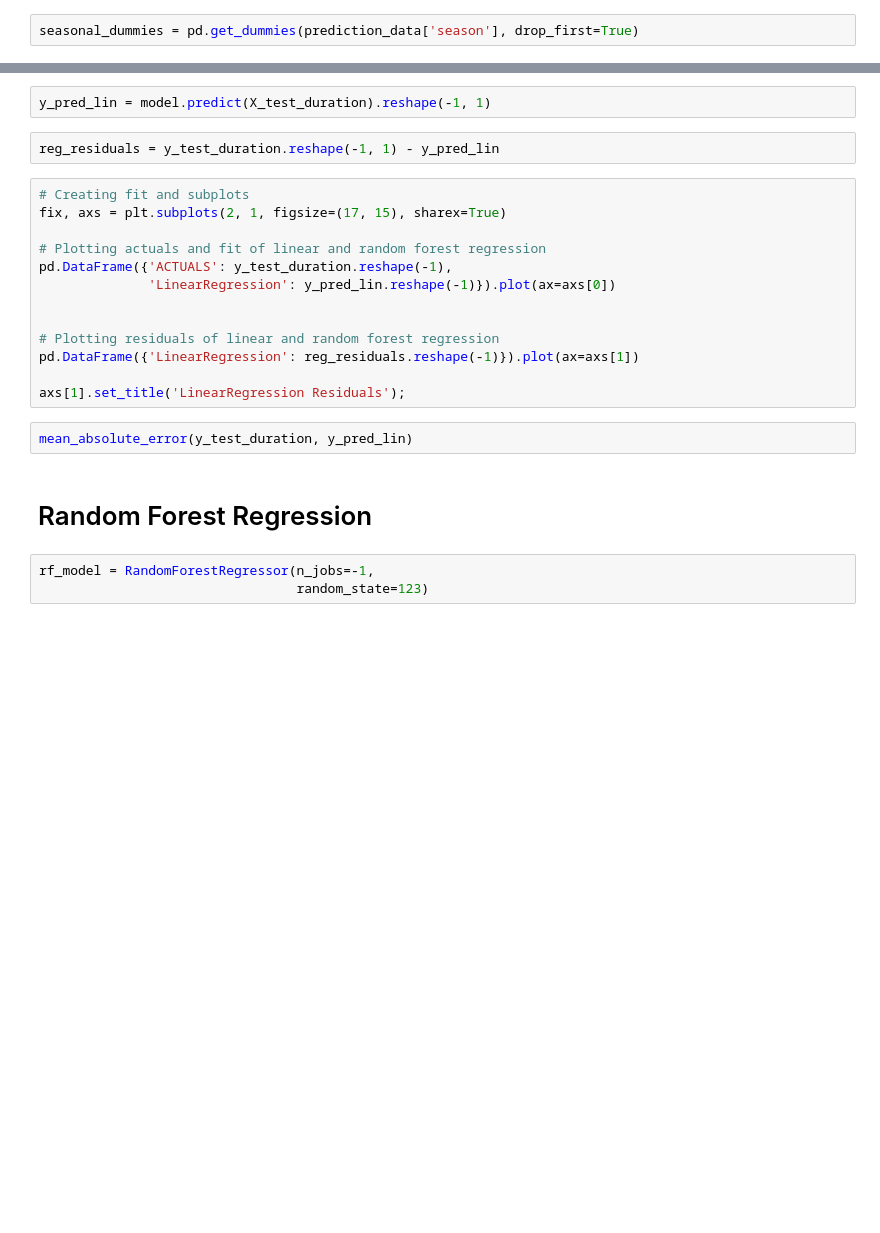
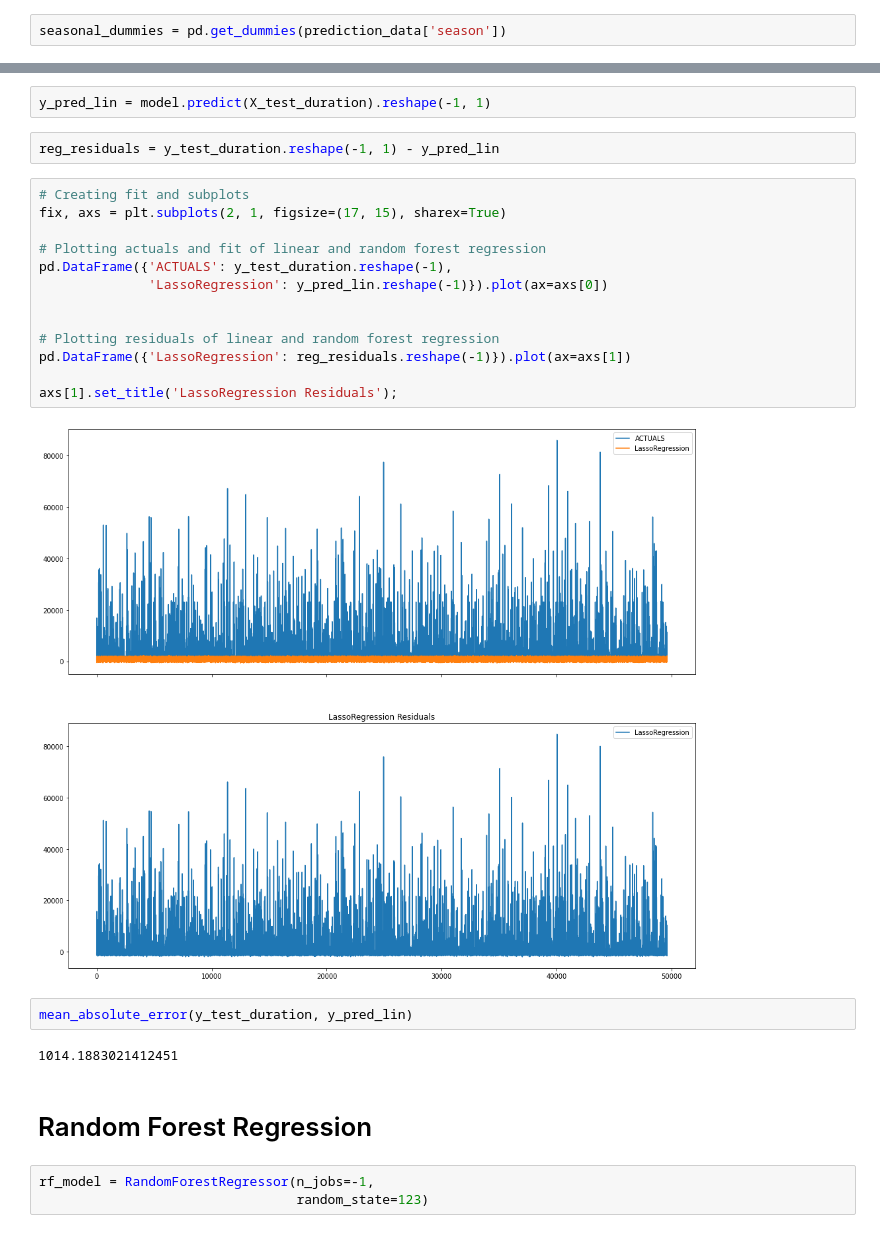
Before and after one commit to phipag/PDS_Project, a Jupyter notebook: notebooks/DurationPrediction.ipynb, the cells around one changed output, grey strips where cells are left out. Drawn from its saved outputs; the diff is of its cells as text; blank space fills up the shorter version.

```diff
--- a/notebooks/DurationPrediction.ipynb
+++ b/notebooks/DurationPrediction.ipynb
@@ -83,7 +121,7 @@ prediction_data['DAY_OF_WEEK_COS'] = np.cos(prediction_data.DAY_OF_WEEK * (2. *
 # hier muss kein drop first weil es ja noch floating starts gibt
 station_dummies = pd.get_dummies(prediction_data.loc[raw_data['is_station']==True , 'start_position_name'])
 # %%
-seasonal_dummies = pd.get_dummies(prediction_data['season'], drop_first=True)
+seasonal_dummies = pd.get_dummies(prediction_data['season'])
 # %%
 # Dropping individual time columns since their transformation will be used
 prediction_data.drop(columns=['WEEK_OF_YEAR', 'DAY_OF_WEEK', 'HOUR','start_time','season','start_position_name'], axis=1, inplace=True)
@@ -109,18 +147,22 @@ reg_residuals = y_test_duration.reshape(-1, 1) - y_pred_lin
 # %%
 # Creating fit and subplots
 fix, axs = plt.subplots(2, 1, figsize=(17, 15), sharex=True)
 
 # Plotting actuals and fit of linear and random forest regression
 pd.DataFrame({'ACTUALS': y_test_duration.reshape(-1),
-              'LinearRegression': y_pred_lin.reshape(-1)}).plot(ax=axs[0])
+              'LassoRegression': y_pred_lin.reshape(-1)}).plot(ax=axs[0])
 
 
 # Plotting residuals of linear and random forest regression
-pd.DataFrame({'LinearRegression': reg_residuals.reshape(-1)}).plot(ax=axs[1])
+pd.DataFrame({'LassoRegression': reg_residuals.reshape(-1)}).plot(ax=axs[1])
 
-axs[1].set_title('LinearRegression Residuals');
+axs[1].set_title('LassoRegression Residuals');
+# %% [output]
+[figure, added]
 # %%
 mean_absolute_error(y_test_duration, y_pred_lin)
+# %% [output]
+1014.1883021412451
 # %% [markdown]
 # Random Forest Regression
 # %%
```
Also changed, not shown: parts of 28 cells of this notebook, 11 other files.
